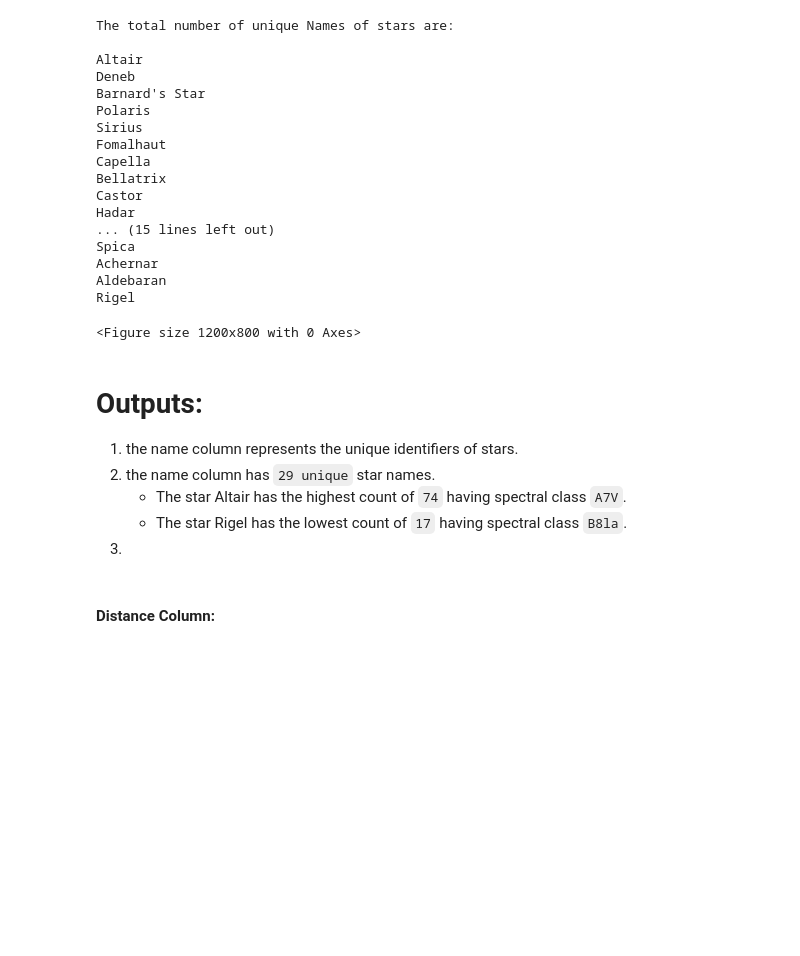
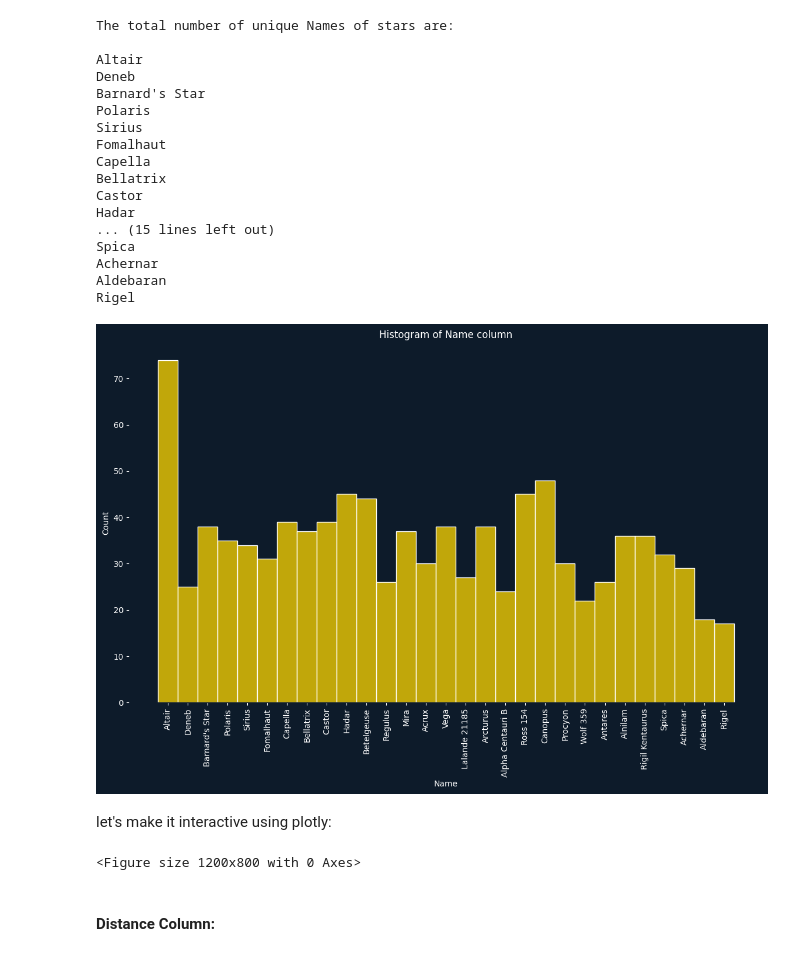
Before and after one commit to faizan-yousaf/Stellar_Insight, a Jupyter notebook: stars.ipynb, the cells around one changed output. Cells and saved outputs as stored; diff of their text form; code cells hidden in the pictures; blank space fills up the shorter version.

Commit message:
UPDATE: added the graphs and analysis of Name and Distance columns

```diff
--- a/stars.ipynb
+++ b/stars.ipynb
@@ -364,3 +362,15 @@ Rigel
+# %%
+# histogram of name column using seaborn:
+
+plt.figure(figsize=(14, 8))
+sns.histplot(data=df, x='Name')
+plt.title("Histogram of Name column")
+plt.xticks(rotation=90)
+plt.show()
+# %% [output]
+[figure, added]
+# %% [markdown]
+let's make it interactive using plotly:
 # %%
  # make a histogram of name column using plotly express:
 
@@ -374,13 +384,6 @@ fig.show()
 
 fig = px.histogram(df, x= 'Name', color='Spectral Class', title= 'Histogram of Name with respect to Spectral Class')
 fig.show()
-# %% [markdown]
-# Outputs:
-1. the name column represents the unique identifiers of stars.
-2. the name column has `29 unique` star names.
-   - The star Altair has the highest count of `74` having spectral class `A7V`.
-   - The star Rigel has the lowest count of `17` having spectral class `B8la`.
-3.
 # %% [markdown]
 #### Distance Column:
 # %%
```
Also changed, not shown: parts of 8 cells of this notebook.
